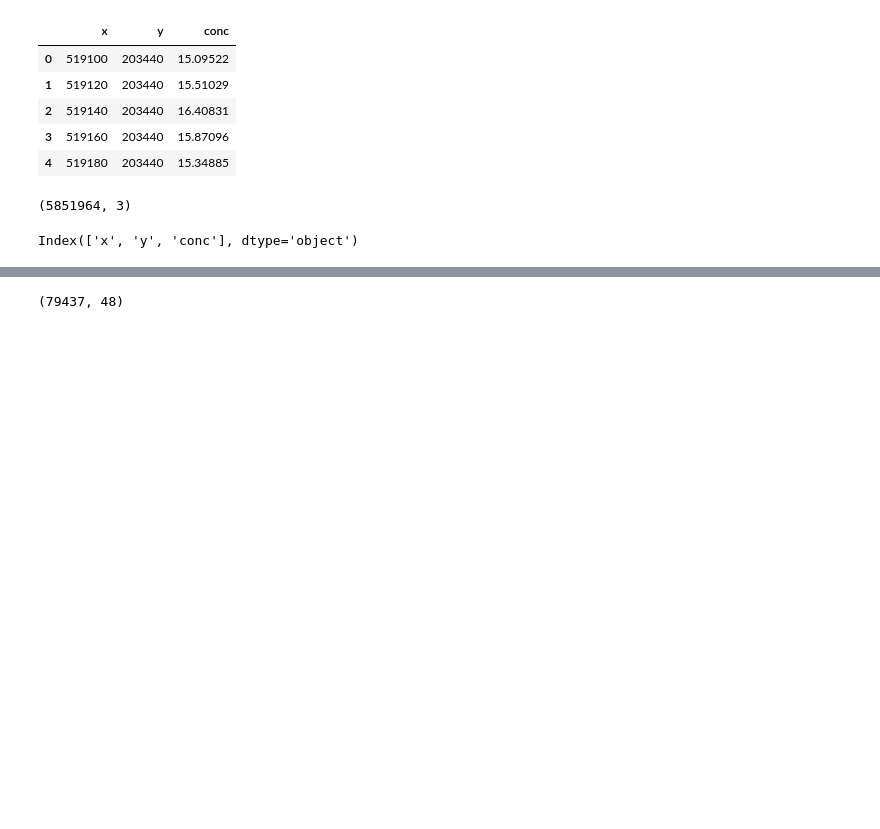
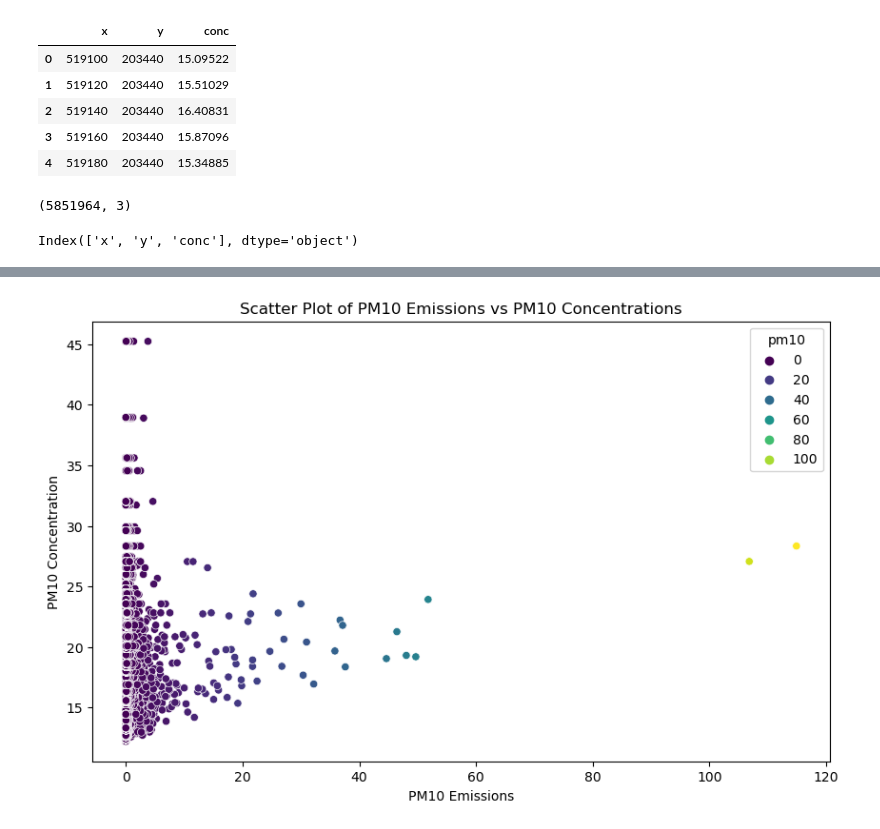
Before and after one commit to stefanopalu/MLendofmod_assignment, a Jupyter notebook: 2019LAEI.ipynb, the cells around one changed output, grey strips where cells are left out. Drawn from its saved outputs; the diff is of its cells as text; code cells hidden in the pictures; blank space fills up the shorter version.

```diff
--- a/2019LAEI.ipynb
+++ b/2019LAEI.ipynb
@@ -202,5 +292,10 @@ Index(['x', 'y', 'conc'], dtype='object')
 # %%
-vkm_df.shape
+plt.figure(figsize=(10, 6))
+sns.scatterplot(x='pm10', y='conc', data=PM10_merged_df, hue='pm10', palette='viridis')
+plt.title('Scatter Plot of PM10 Emissions vs PM10 Concentrations')
+plt.xlabel('PM10 Emissions')
+plt.ylabel('PM10 Concentration')
+plt.show()
 # %% [output]
-(79437, 48)
+[figure, added]
 # %%
```
Also changed, not shown: parts of 20 cells of this notebook, 2 other files.
